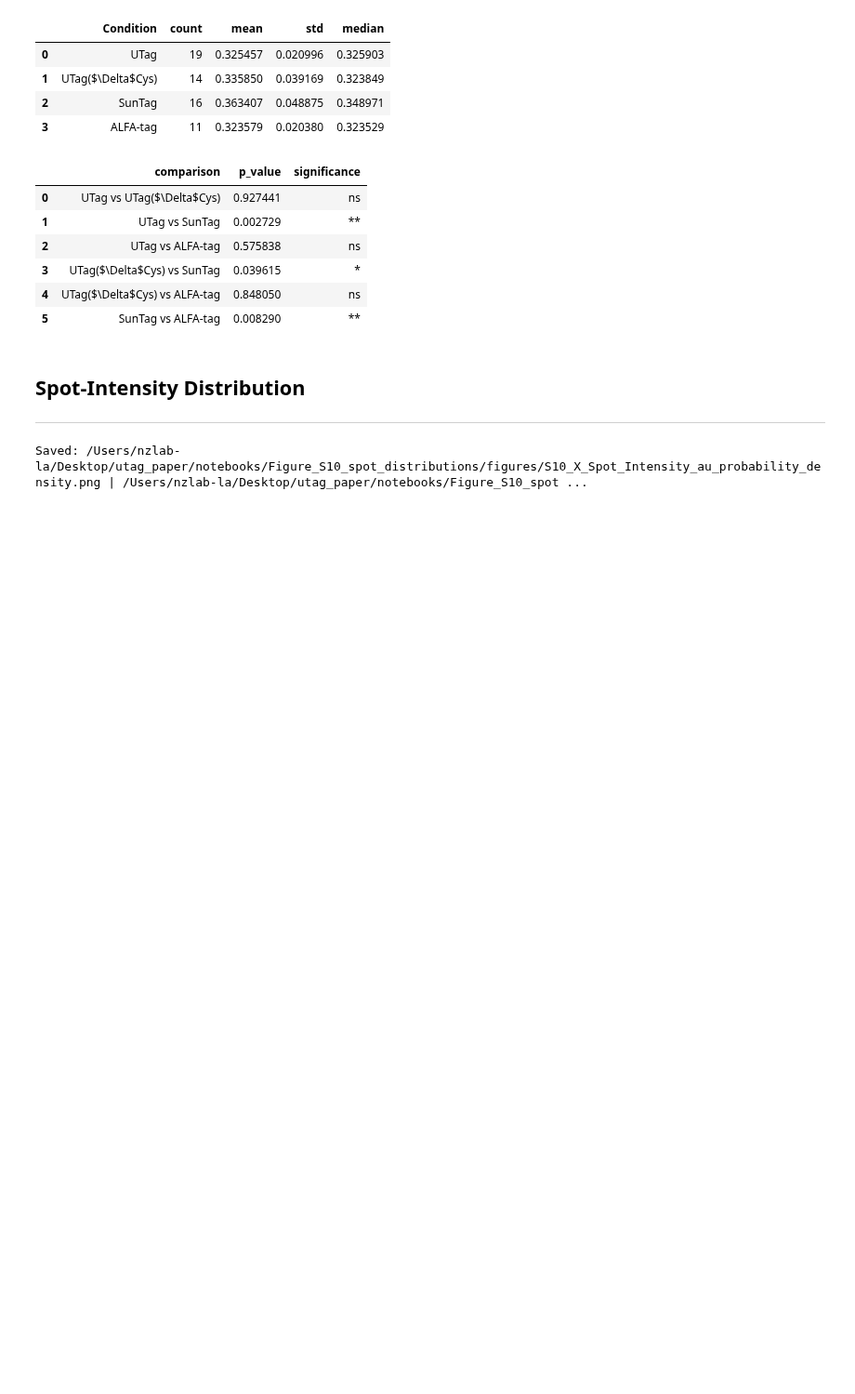
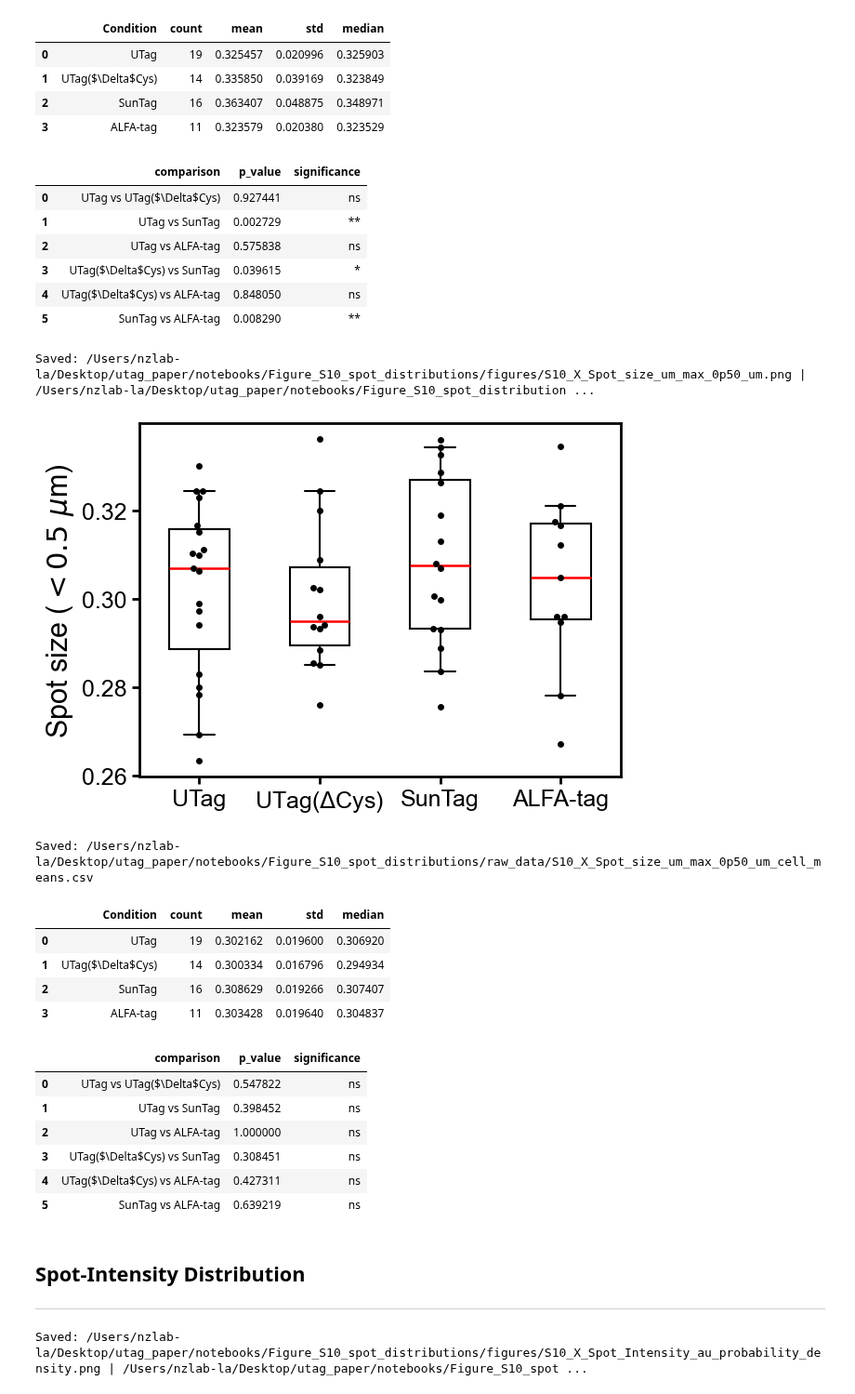
Before and after one commit to ningzhaoAnschutz/utag_paper, a Jupyter notebook: notebooks/Figure_S10_spot_distributions/Fig_S10_spot_sizes.ipynb, the cells around one changed output. Shown at 93% size. Saved outputs shown, nothing was run; the diff lists cells and outputs as text; code cells hidden in the pictures; blank space fills up the shorter version.

```diff
--- a/notebooks/Figure_S10_spot_distributions/Fig_S10_spot_sizes.ipynb
+++ b/notebooks/Figure_S10_spot_distributions/Fig_S10_spot_sizes.ipynb
@@ -379,6 +379,75 @@ Saved: /Users/nzlab-la/Desktop/utag_paper/notebooks/Figure_S10_spot_distribution
 | 3 | UTag($\Delta$Cys) vs SunTag | 0.039615 | * |
 | 4 | UTag($\Delta$Cys) vs ALFA-tag | 0.848050 | ns |
 | 5 | SunTag vs ALFA-tag | 0.008290 | ** |
+# %%
+# Spot-size cell means after excluding observations above the configured threshold.
+spot_size_max_threshold_data_um = extract_cell_arrays(
+    TRACKING_RECORDS,
+    CONDITION_KEYS,
+    f"spot_size_ch_{CHANNEL_INDEX}",
+    selected_frame=SELECTED_FRAME,
+    convert_pixels_to_um=True,
+)
+spot_size_max_threshold_data_um = [
+    [
+        values[values <= SPOT_SIZE_THRESHOLD_UM]
+        for values in condition_values
+    ]
+    for condition_values in spot_size_max_threshold_data_um
+]
+if any(
+    np.any(values > SPOT_SIZE_THRESHOLD_UM)
+    for condition_values in spot_size_max_threshold_data_um
+    for values in condition_values
+):
+    raise AssertionError("Spot-size threshold filter failed.")
+
+spot_size_threshold_token = (
+    f"{SPOT_SIZE_THRESHOLD_UM:.2f}".replace(".", "p")
+)
+spot_size_max_threshold_plot_stem = (
+    f"S10_X_Spot_size_um_max_{spot_size_threshold_token}_um"
+)
+(
+    spot_size_max_threshold_points,
+    spot_size_max_threshold_summary,
+    spot_size_max_threshold_pvalues,
+) = plot_cell_means_box_swarm(
+    spot_size_max_threshold_data_um,
+    #y_label=r"Spot size ($\mu$m)",
+    y_label=r"Spot size ($< 0.5\ \mu$m)",
+    plot_stem=spot_size_max_threshold_plot_stem,
+    #y_lim=SPOT_SIZE_Y_LIM,
+    max_percentile_significance=99.9,
+    **CELL_PLOT_OPTIONS,
+)
+spot_size_max_threshold_source_data = export_cell_plot_source(
+    spot_size_max_threshold_points,
+    f"mean_spot_size_um_max_{spot_size_threshold_token}_um",
+    f"{spot_size_max_threshold_plot_stem}_cell_means.csv",
+)
+collect_pairwise_statistics(
+    spot_size_max_threshold_pvalues,
+    spot_size_max_threshold_plot_stem,
+)
+display(spot_size_max_threshold_summary)
+display(spot_size_max_threshold_pvalues)
+# %% [output]
+Saved: /Users/nzlab-la/Desktop/utag_paper/notebooks/Figure_S10_spot_distributions/figures/S10_X_Spot_size_um_max_0p50_um.png | /Users/nzlab-la/Desktop/utag_paper/notebooks/Figure_S10_spot_distribution ...
+[figure, added]
+Saved: /Users/nzlab-la/Desktop/utag_paper/notebooks/Figure_S10_spot_distributions/raw_data/S10_X_Spot_size_um_max_0p50_um_cell_means.csv
+|  | Condition | count | mean | std | median |
+| 0 | UTag | 19 | 0.302162 | 0.019600 | 0.306920 |
+| 1 | UTag($\Delta$Cys) | 14 | 0.300334 | 0.016796 | 0.294934 |
+| 2 | SunTag | 16 | 0.308629 | 0.019266 | 0.307407 |
+| 3 | ALFA-tag | 11 | 0.303428 | 0.019640 | 0.304837 |
+|  | comparison | p_value | significance |
+| 0 | UTag vs UTag($\Delta$Cys) | 0.547822 | ns |
+| 1 | UTag vs SunTag | 0.398452 | ns |
+| 2 | UTag vs ALFA-tag | 1.000000 | ns |
+| 3 | UTag($\Delta$Cys) vs SunTag | 0.308451 | ns |
+| 4 | UTag($\Delta$Cys) vs ALFA-tag | 0.427311 | ns |
+| 5 | SunTag vs ALFA-tag | 0.639219 | ns |
 # %% [markdown]
 ## Spot-Intensity Distribution
 
```
Also changed, not shown: parts of 1 cell of this notebook, 2 other files.
